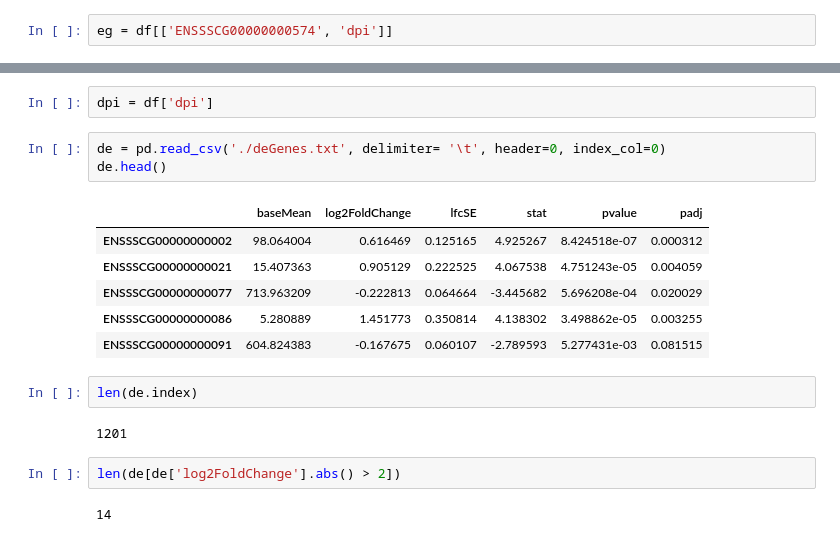
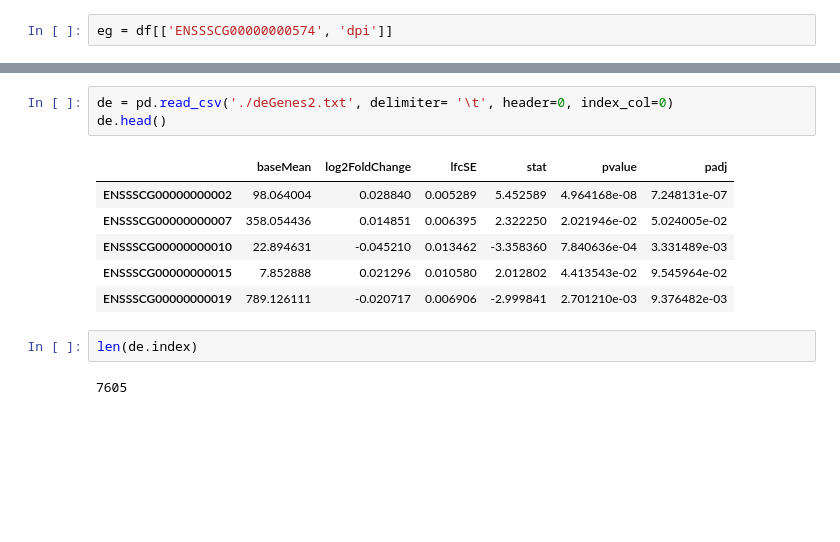
Before and after one commit to kristoffhernan/Pig-PRRSV-Infection-Prediction, a Jupyter notebook: impute_values.ipynb, the cells around one changed output, grey strips where cells are left out. Drawn from its saved outputs; the diff is of its cells as text; blank space fills up the shorter version.

```diff
--- a/impute_values.ipynb
+++ b/impute_values.ipynb
@@ -47,20 +42,14 @@ eg
-# %%
-dpi = df['dpi']
 # %%
-de = pd.read_csv('./deGenes.txt', delimiter= '\t', header=0, index_col=0)
+de = pd.read_csv('./deGenes2.txt', delimiter= '\t', header=0, index_col=0)
 de.head()
 # %% [output]
 |  | baseMean | log2FoldChange | lfcSE | stat | pvalue | padj |
-| ENSSSCG00000000002 | 98.064004 | 0.616469 | 0.125165 | 4.925267 | 8.424518e-07 | 0.000312 |
-| ENSSSCG00000000021 | 15.407363 | 0.905129 | 0.222525 | 4.067538 | 4.751243e-05 | 0.004059 |
-| ENSSSCG00000000077 | 713.963209 | -0.222813 | 0.064664 | -3.445682 | 5.696208e-04 | 0.020029 |
-| ENSSSCG00000000086 | 5.280889 | 1.451773 | 0.350814 | 4.138302 | 3.498862e-05 | 0.003255 |
-| ENSSSCG00000000091 | 604.824383 | -0.167675 | 0.060107 | -2.789593 | 5.277431e-03 | 0.081515 |
+| ENSSSCG00000000002 | 98.064004 | 0.028840 | 0.005289 | 5.452589 | 4.964168e-08 | 7.248131e-07 |
+| ENSSSCG00000000007 | 358.054436 | 0.014851 | 0.006395 | 2.322250 | 2.021946e-02 | 5.024005e-02 |
+| ENSSSCG00000000010 | 22.894631 | -0.045210 | 0.013462 | -3.358360 | 7.840636e-04 | 3.331489e-03 |
+| ENSSSCG00000000015 | 7.852888 | 0.021296 | 0.010580 | 2.012802 | 4.413543e-02 | 9.545964e-02 |
+| ENSSSCG00000000019 | 789.126111 | -0.020717 | 0.006906 | -2.999841 | 2.701210e-03 | 9.376482e-03 |
 # %%
 len(de.index)
 # %% [output]
-1201
+7605
-# %%
-len(de[de['log2FoldChange'].abs() > 2])
-# %% [output]
-14
```
Also changed, not shown: parts of 50 cells of this notebook.
